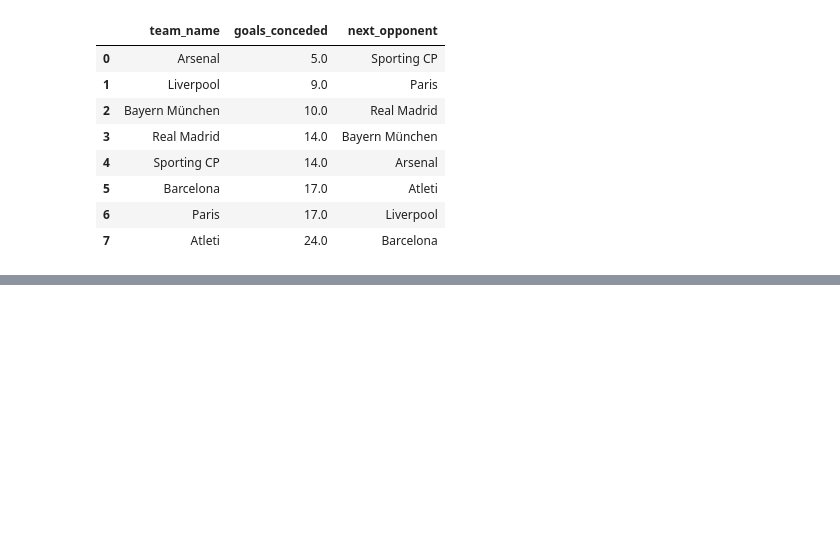
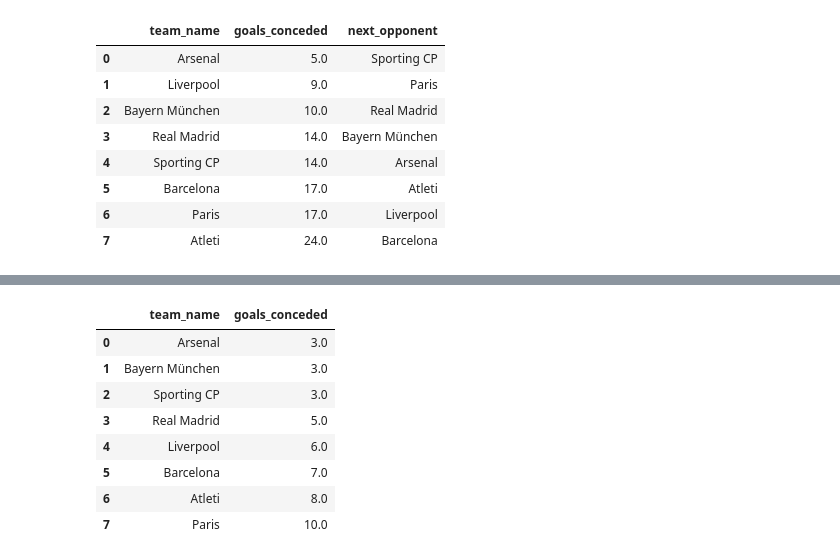
Before and after one commit to edreinoso/fapi_new_backend, a Jupyter notebook: matches_data.ipynb, the cells around one changed output, grey strips where cells are left out. Cells and saved outputs as stored; diff of their text form; code cells hidden in the pictures; blank space fills up the shorter version.

```diff
--- a/matches_data.ipynb
+++ b/matches_data.ipynb
@@ -517,0 +196,16 @@ performance
+# %%
+"""Goals conceded away for active teams"""
+
+played_away = df[(df["team_name"].isin(active_team_names)) & (df["is_home"] == False) & (df["match_status"] == 2)]
+
+played_away.groupby("team_name")["goals_conceded"].sum().sort_values(ascending=True).reset_index()
+# %% [output]
+|  | team_name | goals_conceded |
+| 0 | Arsenal | 3.0 |
+| 1 | Bayern München | 3.0 |
+| 2 | Sporting CP | 3.0 |
+| 3 | Real Madrid | 5.0 |
+| 4 | Liverpool | 6.0 |
+| 5 | Barcelona | 7.0 |
+| 6 | Atleti | 8.0 |
+| 7 | Paris | 10.0 |
```
Also changed, not shown: parts of 10 cells of this notebook, 2 other files.
